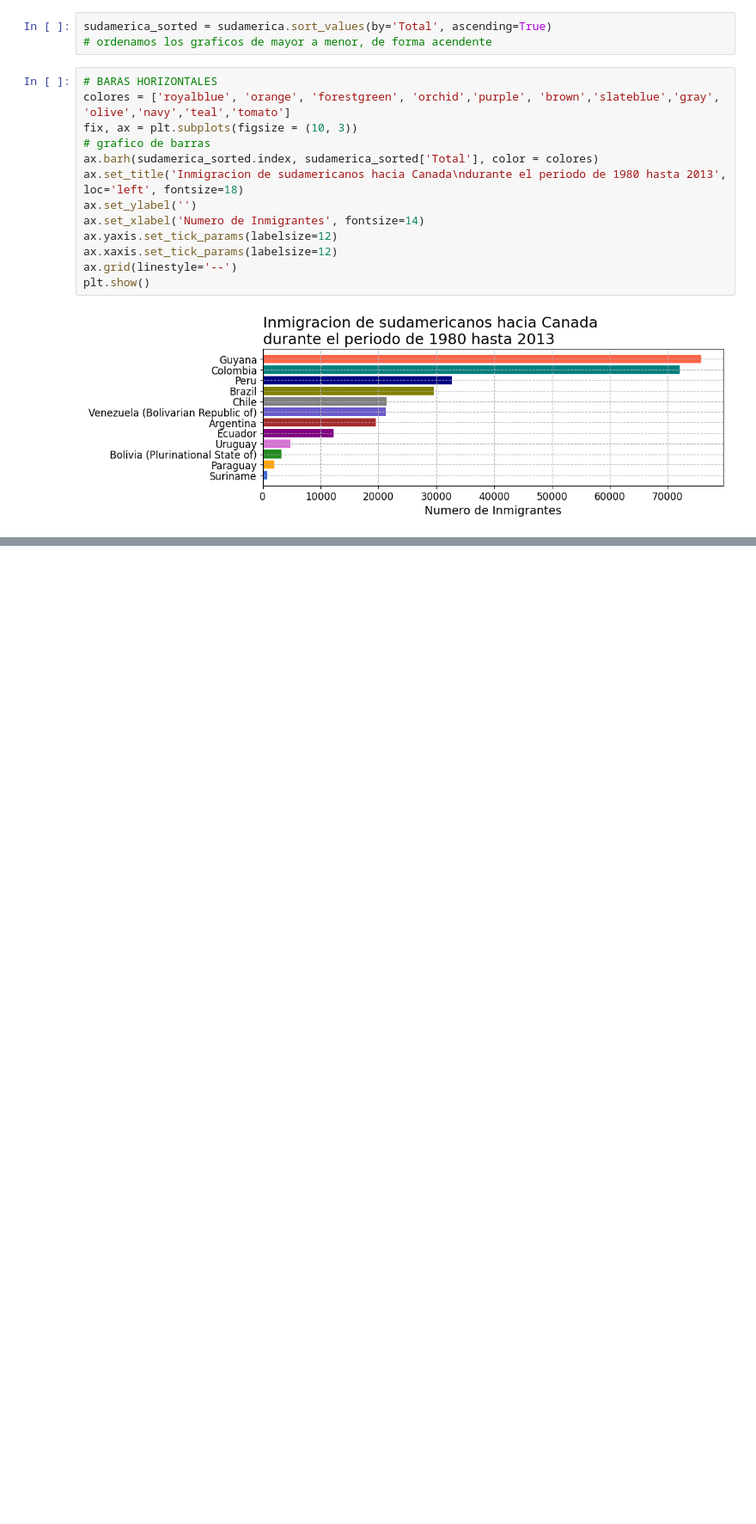
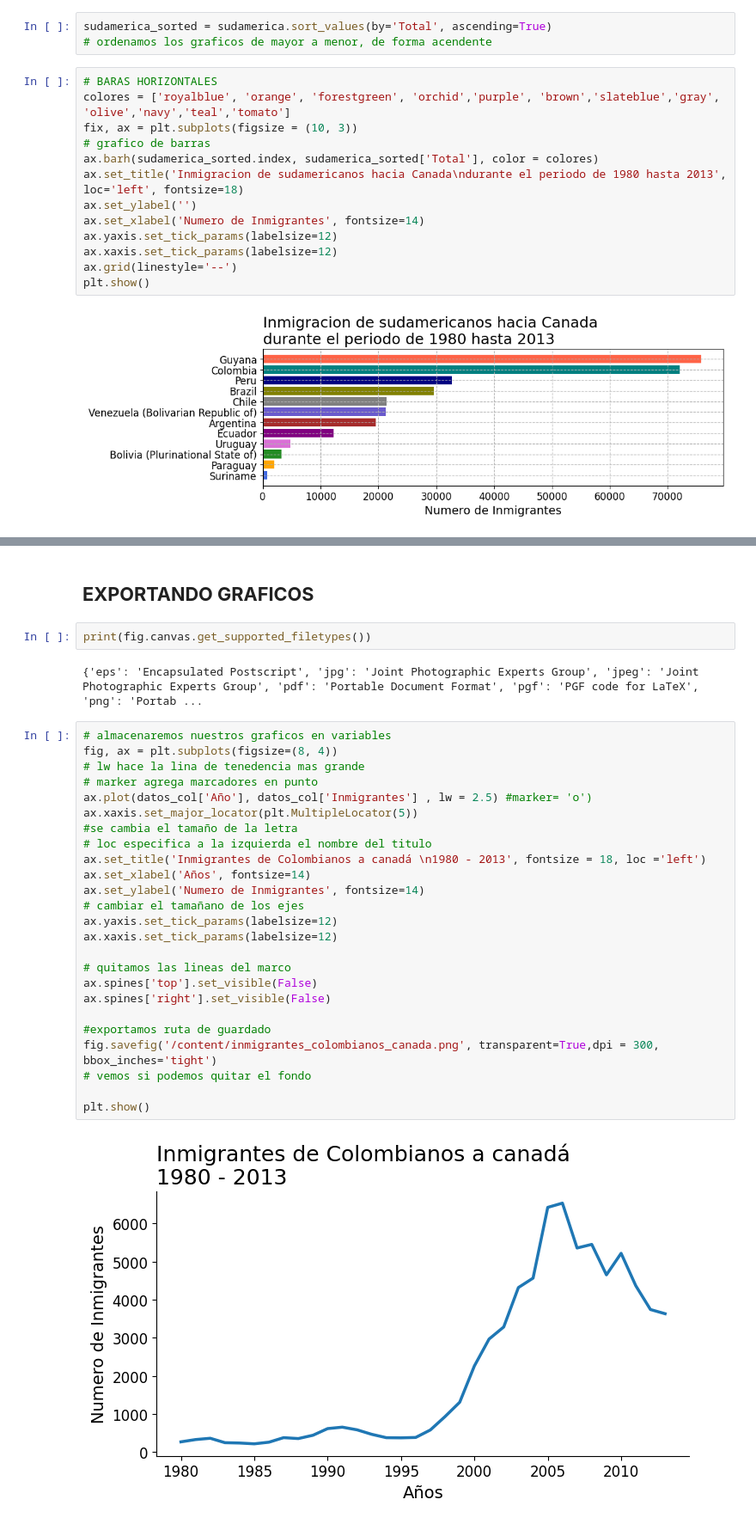
Before and after one commit to MarteDevs/visualizacion-de-datos-con-bibliotecas-de-python, a Jupyter notebook: visualizacion_de_datos_con_python.ipynb, the cells around one changed output, grey strips where cells are left out. Shown: that part at 86% size. Saved outputs shown, nothing was run; the diff lists cells and outputs as text; blank space fills up the shorter version.

```diff
--- a/visualizacion_de_datos_con_python.ipynb
+++ b/visualizacion_de_datos_con_python.ipynb
@@ -502,0 +521,33 @@ plt.show()
+# %% [markdown]
+## **EXPORTANDO GRAFICOS**
+# %%
+print(fig.canvas.get_supported_filetypes())
+# %% [output]
+{'eps': 'Encapsulated Postscript', 'jpg': 'Joint Photographic Experts Group', 'jpeg': 'Joint Photographic Experts Group', 'pdf': 'Portable Document Format', 'pgf': 'PGF code for LaTeX', 'png': 'Portab ...
+# %%
+# almacenaremos nuestros graficos en variables
+fig, ax = plt.subplots(figsize=(8, 4))
+# lw hace la lina de tenedencia mas grande
+# marker agrega marcadores en punto
+ax.plot(datos_col['Año'], datos_col['Inmigrantes'] , lw = 2.5) #marker= 'o')
+ax.xaxis.set_major_locator(plt.MultipleLocator(5))
+#se cambia el tamaño de la letra
+# loc especifica a la izquierda el nombre del titulo
+ax.set_title('Inmigrantes de Colombianos a canadá \n1980 - 2013', fontsize = 18, loc ='left')
+ax.set_xlabel('Años', fontsize=14)
+ax.set_ylabel('Numero de Inmigrantes', fontsize=14)
+# cambiar el tamañano de los ejes
+ax.yaxis.set_tick_params(labelsize=12)
+ax.xaxis.set_tick_params(labelsize=12)
+
+# quitamos las lineas del marco
+ax.spines['top'].set_visible(False)
+ax.spines['right'].set_visible(False)
+
+#exportamos ruta de guardado
+fig.savefig('/content/inmigrantes_colombianos_canada.png', transparent=True,dpi = 300, bbox_inches='tight')
+# vemos si podemos quitar el fondo
+
+plt.show()
+# %% [output]
+[figure, added]
```
Also changed, not shown: parts of 1 cell of this notebook.
